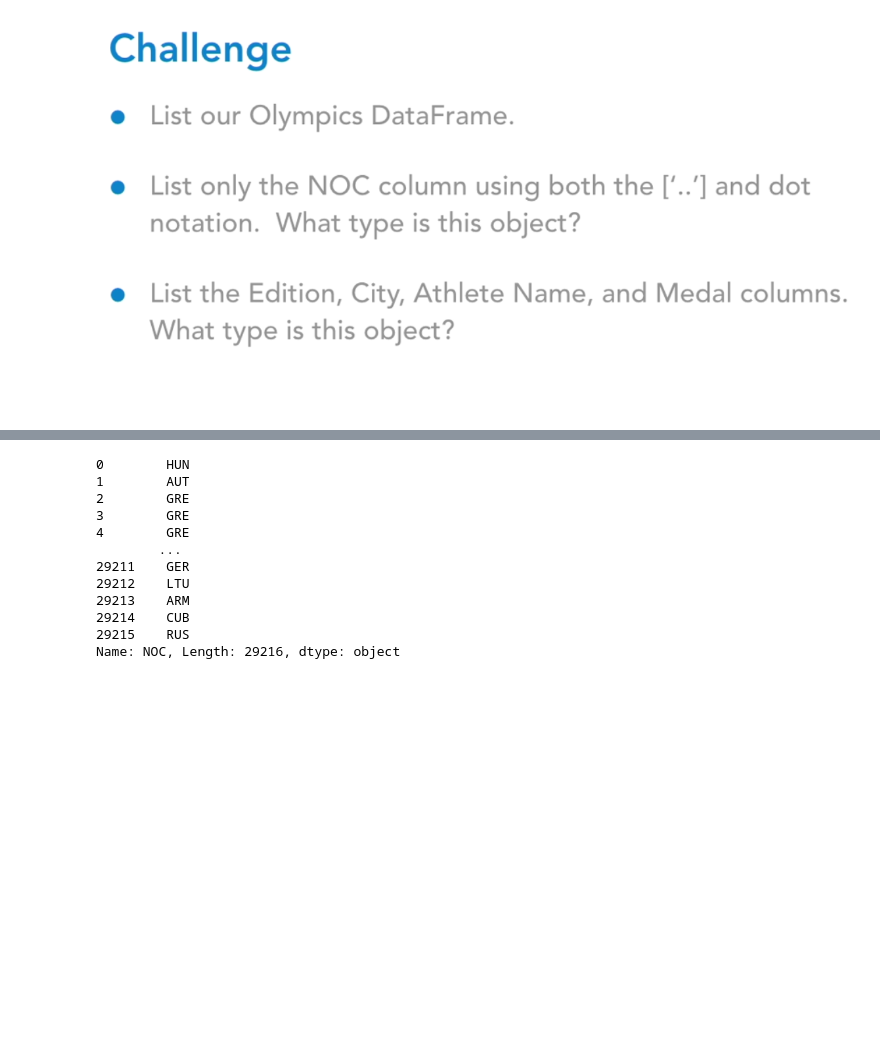
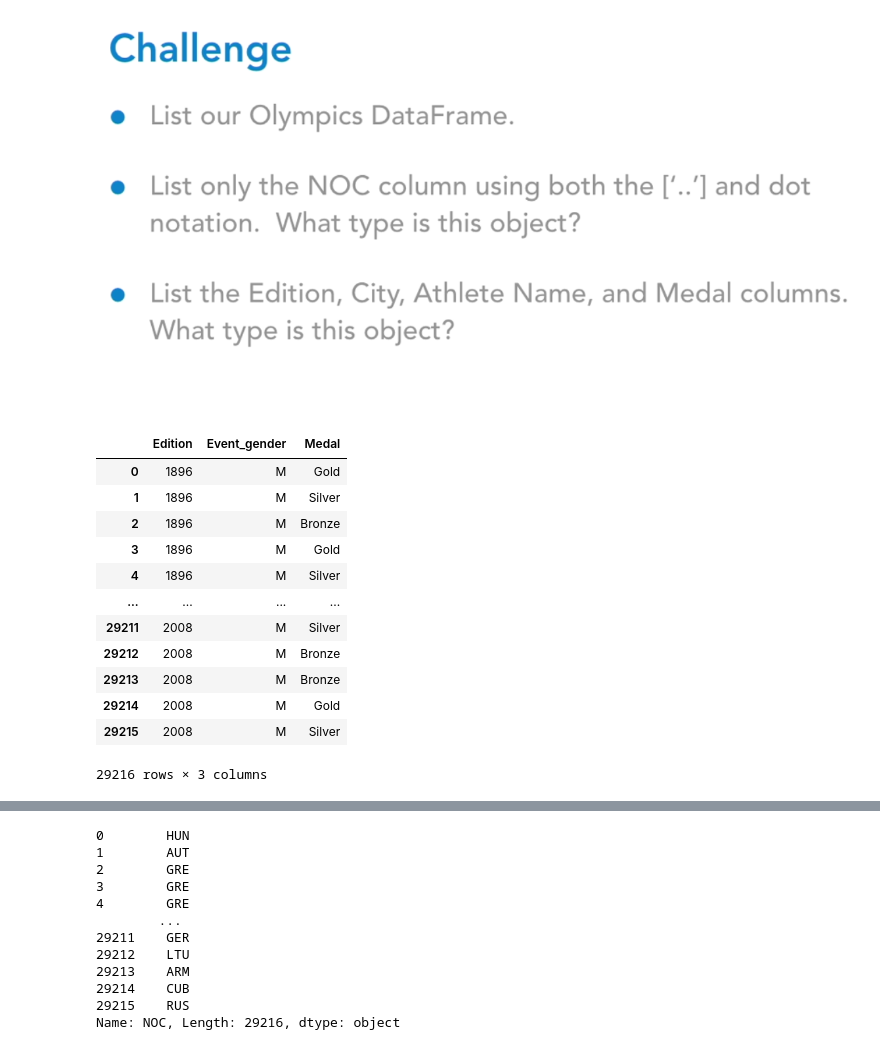
Before and after one commit to svkarthik86/Advanced-python, a Jupyter notebook: Pandas_DataFrame_Lec.ipynb, the cells around one changed output, grey strips where cells are left out. Cells and saved outputs as stored; diff of their text form; code cells hidden in the pictures; blank space fills up the shorter version.

```diff
--- a/Pandas_DataFrame_Lec.ipynb
+++ b/Pandas_DataFrame_Lec.ipynb
@@ -642,0 +734,16 @@ olympic_data.iloc[:5,3:] #iloc[row,column]     # start:stop:step
+# %%
+olympic_data.iloc[:,[1,8,9]]
+# %% [output]
+|  | Edition | Event_gender | Medal |
+| 0 | 1896 | M | Gold |
+| 1 | 1896 | M | Silver |
+| 2 | 1896 | M | Bronze |
+| 3 | 1896 | M | Gold |
+| 4 | 1896 | M | Silver |
+| ... | ... | ... | ... |
+| 29211 | 2008 | M | Silver |
+| 29212 | 2008 | M | Bronze |
+| 29213 | 2008 | M | Bronze |
+| 29214 | 2008 | M | Gold |
+| 29215 | 2008 | M | Silver |
+29216 rows × 3 columns
```
Also changed, not shown: parts of 102 cells of this notebook.
